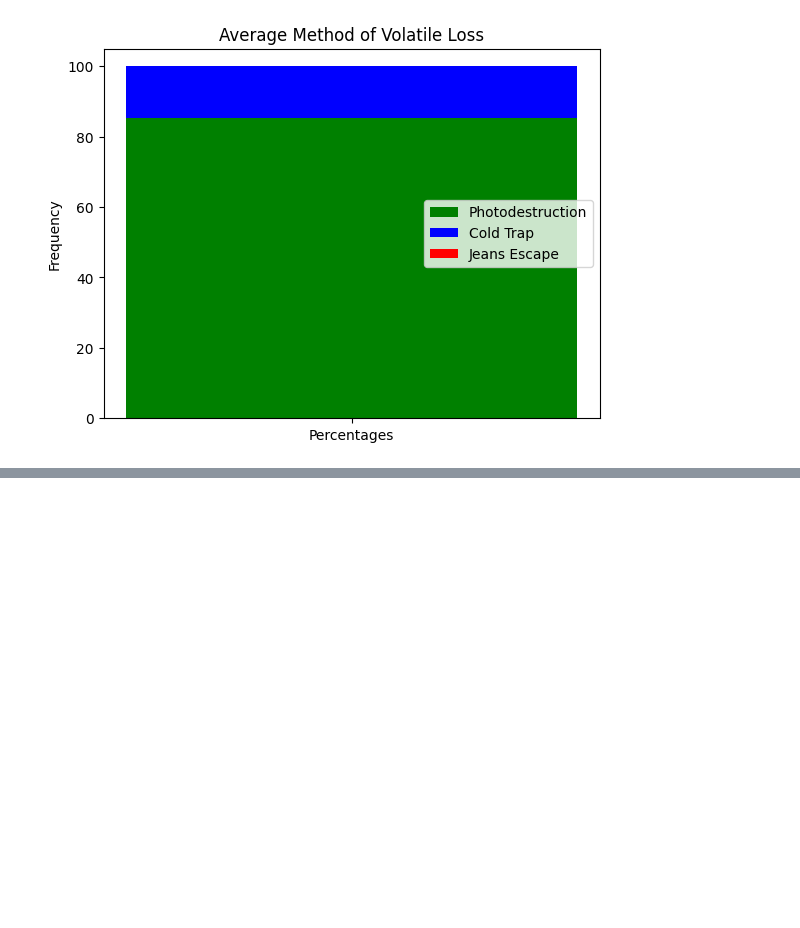
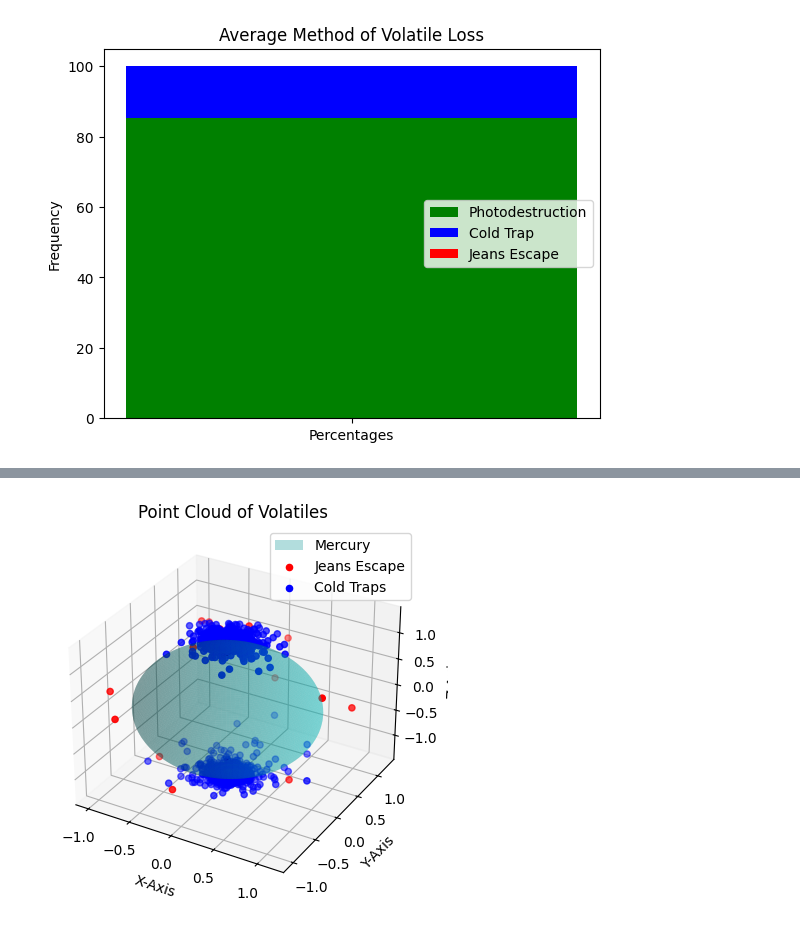
Before and after one commit to olincollege/scicomp-p2-migration, a Jupyter notebook: migration.ipynb, the cells around one changed output, grey strips where cells are left out. Drawn from its saved outputs; the diff is of its cells as text; code cells hidden in the pictures; blank space fills up the shorter version.

Commit message:
Added point cloud representation

```diff
--- a/migration.ipynb
+++ b/migration.ipynb
@@ -112 +111,6 @@ Text(0.5, 1.0, 'Average Method of Volatile Loss')
 [figure]
+# %%
+model.point_cloud(jeans_phi, jeans_theta, cold_phi, cold_theta, photo_phi, photo_theta);
+plt.title("Point Cloud of Volatiles");
+# %% [output]
+[figure, added]
```
Also changed, not shown: parts of 2 cells of this notebook, 2 other files.
